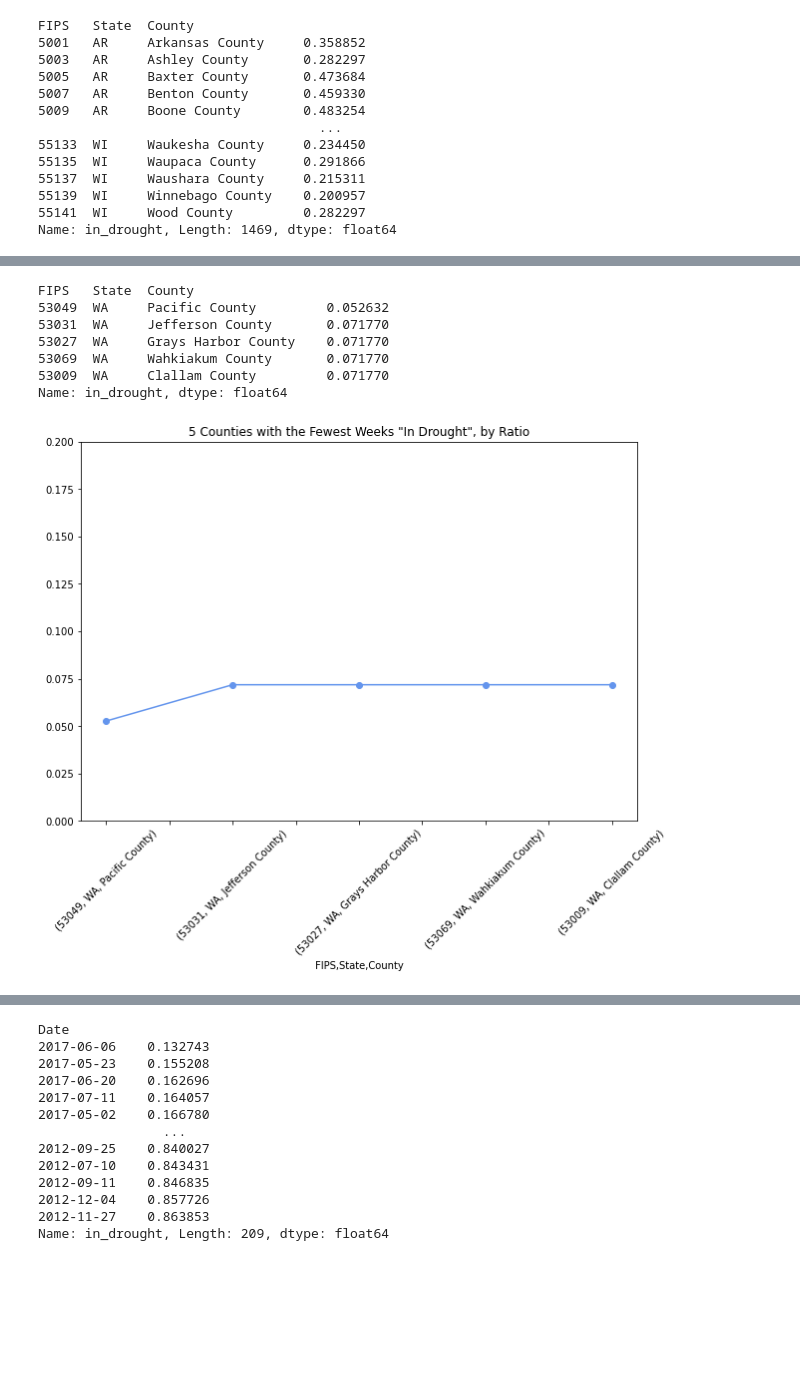
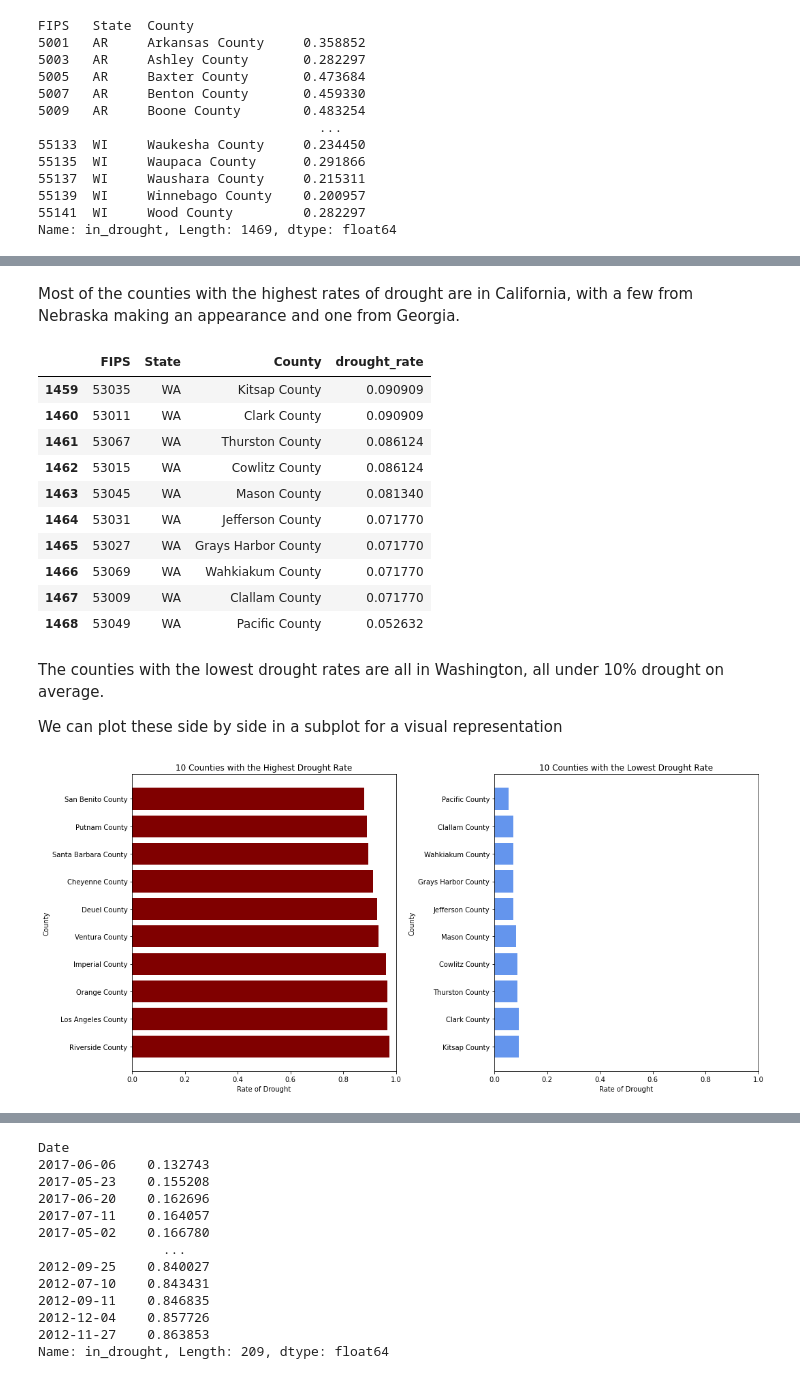
Before and after one commit to gweggurs/Soil, a Jupyter notebook: Soil, EDA.ipynb, the cells around one changed output, grey strips where cells are left out. Cells and saved outputs as stored; diff of their text form; code cells hidden in the pictures; blank space fills up the shorter version.

```diff
--- a/Soil, EDA.ipynb
+++ b/Soil, EDA.ipynb
@@ -672,4 +748,6 @@ fipsDroughtRate = (
 # %%
-_5MostDrought = fipsDroughtRate.sort_values(ascending=False).head(5)
-_5MostDrought
+#making a sub dataframe of the 10 counties with the highest drought rates
+_10MostDrought = fipsDroughtRate.sort_values(ascending=False).reset_index(name='drought_rate').head(10)
+_10MostDrought = _10MostDrought.sort_values(by='drought_rate', ascending=False)
+_10MostDrought
 # %% [output]
@@ -683,20 +765,48 @@ Name: in_drought, dtype: float64
+# %% [markdown]
+Most of the counties with the highest rates of drought are in California, with a few from Nebraska making an appearance and one from Georgia.
 # %%
-_5LeastDrought = fipsDroughtRate.sort_values(ascending=False).tail(5)
-_5LeastDrought.sort_values()
+#making a sub dataframe of the 10 counties with the lowest drought rates
+_10LeastDrought = fipsDroughtRate.sort_values(ascending=False).reset_index(name='drought_rate').tail(10)
+_10LeastDrought = _10LeastDrought.sort_values(by='drought_rate', ascending=False)
+_10LeastDrought
 # %% [output]
-FIPS   State  County
-53049  WA     Pacific County         0.052632
-53031  WA     Jefferson County       0.071770
-53027  WA     Grays Harbor County    0.071770
-53069  WA     Wahkiakum County       0.071770
-53009  WA     Clallam County         0.071770
-Name: in_drought, dtype: float64
+|  | FIPS | State | County | drought_rate |
+| 1459 | 53035 | WA | Kitsap County | 0.090909 |
+| 1460 | 53011 | WA | Clark County | 0.090909 |
+| 1461 | 53067 | WA | Thurston County | 0.086124 |
+| 1462 | 53015 | WA | Cowlitz County | 0.086124 |
+| 1463 | 53045 | WA | Mason County | 0.081340 |
+| 1464 | 53031 | WA | Jefferson County | 0.071770 |
+| 1465 | 53027 | WA | Grays Harbor County | 0.071770 |
+| 1466 | 53069 | WA | Wahkiakum County | 0.071770 |
+| 1467 | 53009 | WA | Clallam County | 0.071770 |
+| 1468 | 53049 | WA | Pacific County | 0.052632 |
+# %% [markdown]
+The counties with the lowest drought rates are all in Washington, all under 10% drought on average.
+
+We can plot these side by side in a subplot for a visual representation
 # %%
-plt.figure()
-_5LeastDrought.sort_values().plot(marker = 'o', color = 'cornflowerblue')
-plt.ylim(0.0, 0.2)
-plt.xticks(rotation = 45)
-plt.title('5 Counties with the Fewest Weeks "In Drought", by Ratio')
+plt.rcParams['figure.figsize'] = (15.0, 7.0)
+
+plt.subplots(1, 2)
+
+plt.subplot(1, 2, 2)
+plt.barh(_10LeastDrought['County'], _10LeastDrought['drought_rate'], color = 'cornflowerblue')
+plt.xlim(0.0, 1.0)
+plt.xlabel('Rate of Drought')
+plt.ylabel('County')
+plt.title('10 Counties with the Lowest Drought Rate')
+
+plt.subplot(1, 2, 1)
+plt.barh(_10MostDrought['County'], _10MostDrought['drought_rate'], color = 'maroon')
+plt.xlim(0.0, 1.0)
+plt.xlabel('Rate of Drought')
+plt.ylabel('County')
+plt.title('10 Counties with the Highest Drought Rate')
+
+
+plt.tight_layout()
+
 plt.show()
 # %% [output]
-[figure, old version]
+[figure, new version]
```
Also changed, not shown: parts of 116 cells of this notebook.
